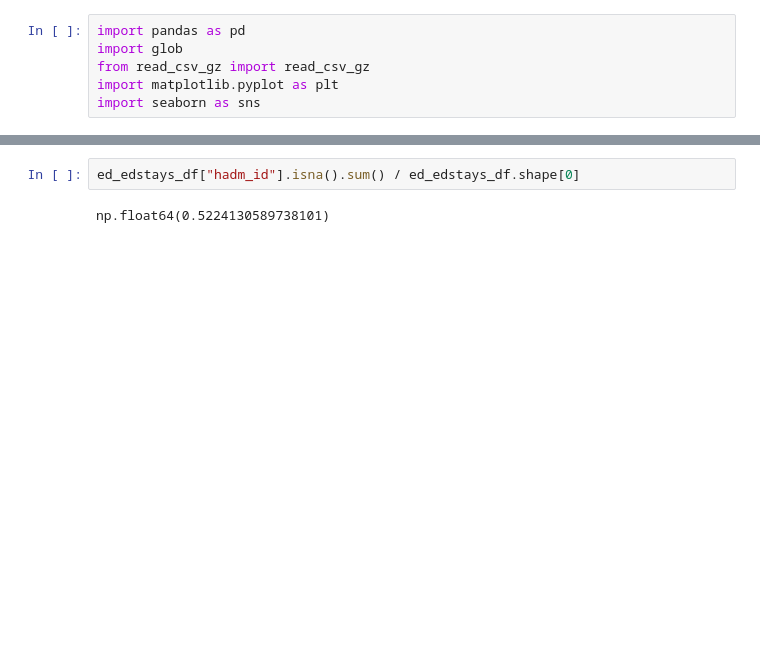
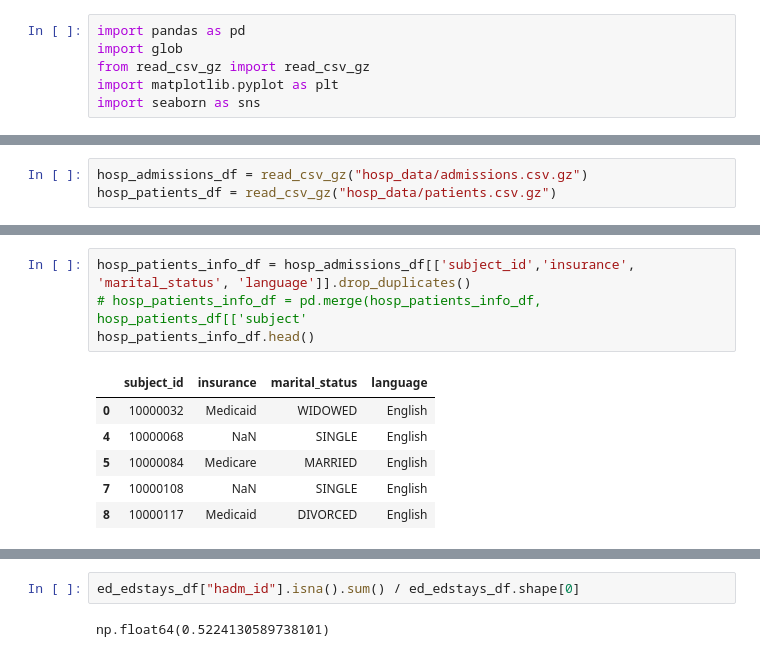
Before and after one commit to ewiesner/Emergency-Department-Wait-Times-, a Jupyter notebook: test.ipynb, the cells around one changed output, grey strips where cells are left out. Saved outputs shown, nothing was run; the diff lists cells and outputs as text; blank space fills up the shorter version.

```diff
--- a/test.ipynb
+++ b/test.ipynb
@@ -14,3 +14,6 @@ ed_vitalsign_df = read_csv_gz("/Users/hyzhang116/erdos_treating_time/Emergency-R
+# %%
+hosp_admissions_df = read_csv_gz("hosp_data/admissions.csv.gz")
+hosp_patients_df = read_csv_gz("hosp_data/patients.csv.gz")
 # %%
 ed_edstays_df.head(5)
 # %% [output]
@@ -20,3 +23,14 @@ ed_edstays_df.head(5)
 | 2 | 10000032 | 25742920.0 | 35968195 | 2180-08-05 20:58:00 | 2180-08-06 01:44:00 | F | WHITE | AMBULANCE | ADMITTED |
 | 3 | 10000032 | 29079034.0 | 32952584 | 2180-07-22 16:24:00 | 2180-07-23 05:54:00 | F | WHITE | AMBULANCE | HOME |
 | 4 | 10000032 | 29079034.0 | 39399961 | 2180-07-23 05:54:00 | 2180-07-23 14:00:00 | F | WHITE | AMBULANCE | ADMITTED |
+# %%
+hosp_patients_info_df = hosp_admissions_df[['subject_id','insurance', 'marital_status', 'language']].drop_duplicates()
+# hosp_patients_info_df = pd.merge(hosp_patients_info_df, hosp_patients_df[['subject'
+hosp_patients_info_df.head()
+# %% [output]
+|  | subject_id | insurance | marital_status | language |
+| 0 | 10000032 | Medicaid | WIDOWED | English |
+| 4 | 10000068 | NaN | SINGLE | English |
+| 5 | 10000084 | Medicare | MARRIED | English |
+| 7 | 10000108 | NaN | SINGLE | English |
+| 8 | 10000117 | Medicaid | DIVORCED | English |
```
Also changed, not shown: parts of 3 cells of this notebook.
